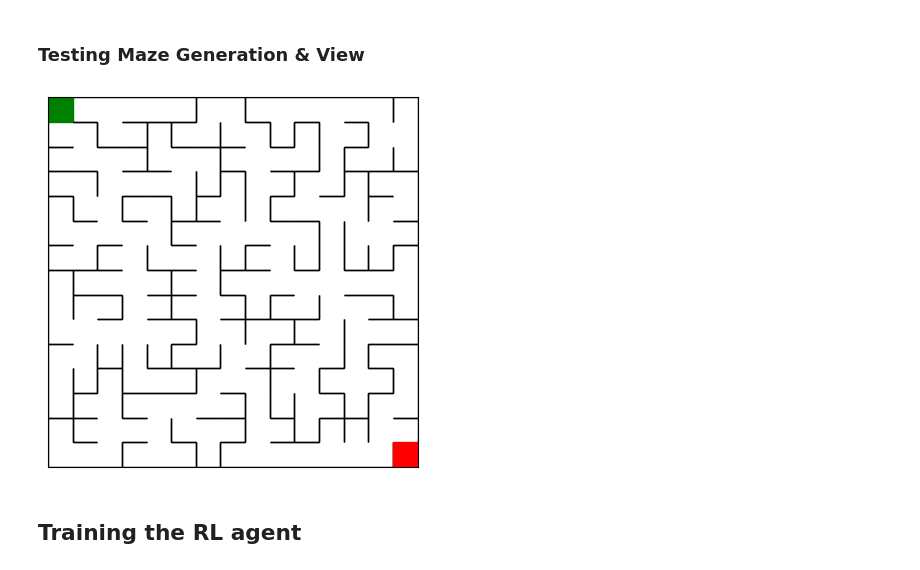
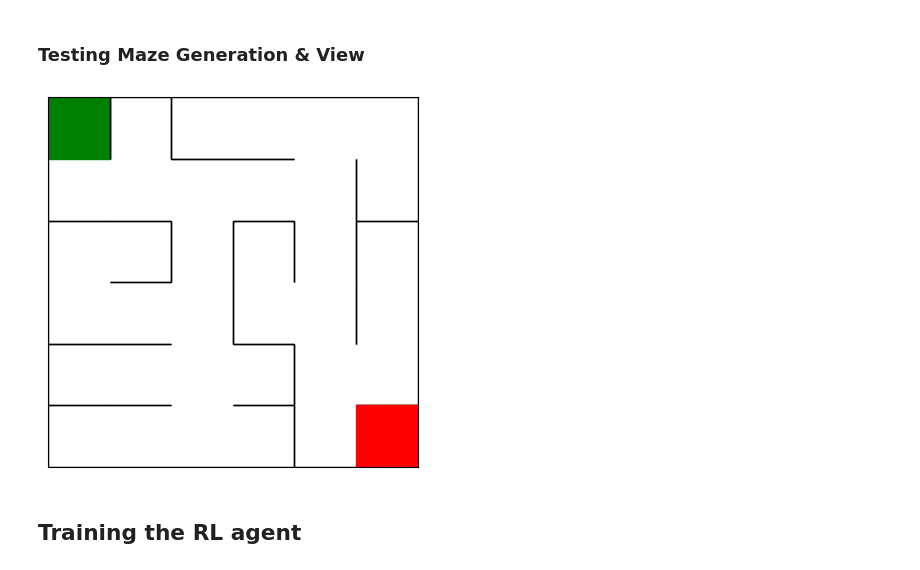
Before and after one commit to soaphia14/rl-maze, a Jupyter notebook: main.ipynb, the cells around one changed output. Saved outputs shown, nothing was run; the diff lists cells and outputs as text; code cells hidden in the pictures.

```diff
--- a/main.ipynb
+++ b/main.ipynb
@@ -303,11 +306,11 @@ class Gridbox:
 # %% [markdown]
 ### Testing Maze Generation & View
 # %%
-test_maze = Maze(size=15)
+test_maze = Maze(size=6)
 view = View(test_maze.adj_matrix, test_maze.size)
 view.draw_maze()
 # %% [output]
-[figure, old version]
+[figure, new version]
 # %% [markdown]
 ## Training the RL agent
 # %% [markdown]
```
Also changed, not shown: parts of 11 cells of this notebook, 3 other files.
